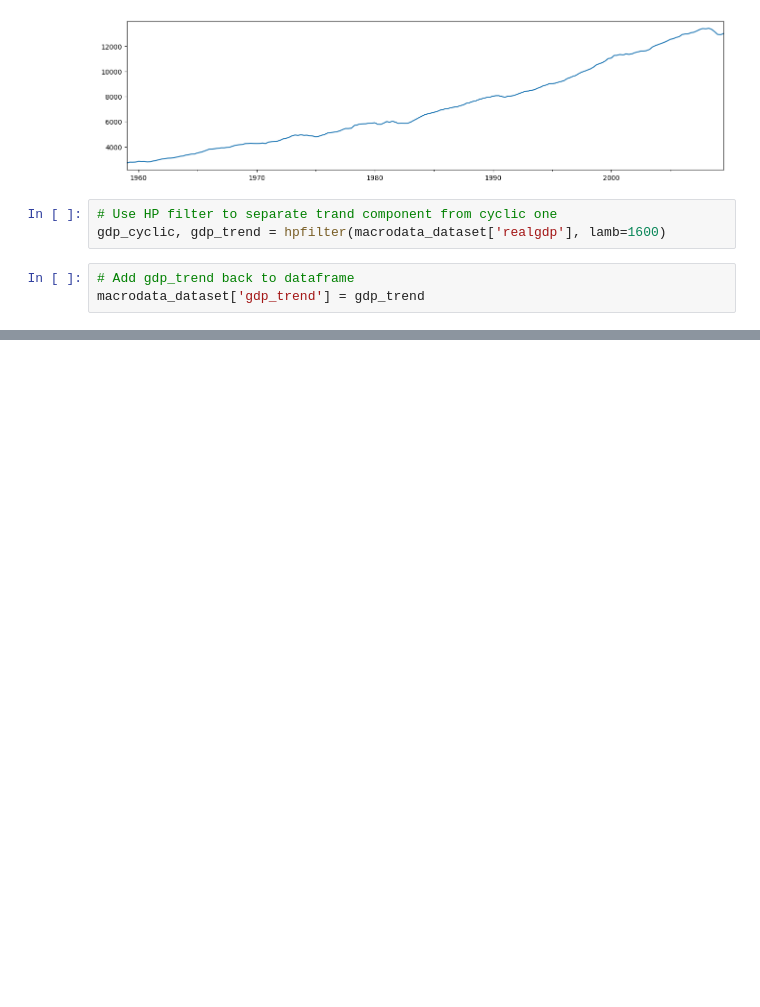
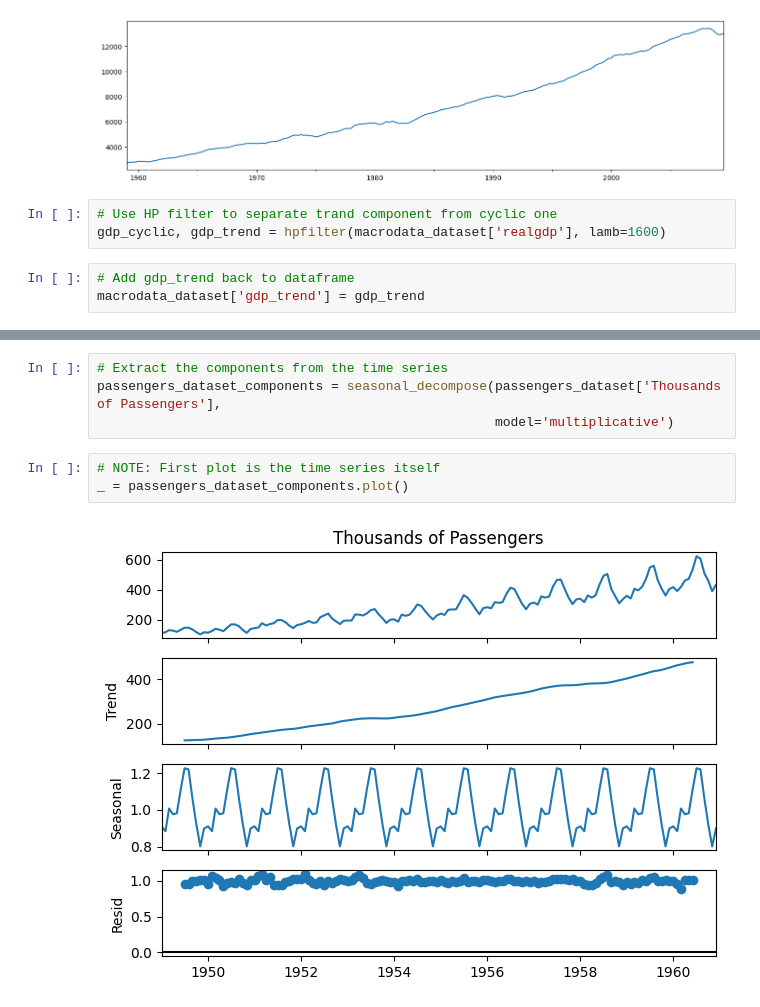
Before and after one commit to Volscente/TimeWarpForecast, a Jupyter notebook: notebooks/code_utils/statsmodels_code_utils.ipynb, the cells around one changed output, grey strips where cells are left out. Saved outputs shown, nothing was run; the diff lists cells and outputs as text; blank space fills up the shorter version.

```diff
--- a/notebooks/code_utils/statsmodels_code_utils.ipynb
+++ b/notebooks/code_utils/statsmodels_code_utils.ipynb
@@ -48,0 +60,9 @@ macrodata_dataset[['realgdp', 'gdp_trend']].loc['2005-01-01':, :].plot(figsize=(
+# %%
+# Extract the components from the time series
+passengers_dataset_components = seasonal_decompose(passengers_dataset['Thousands of Passengers'],
+                                                   model='multiplicative')
+# %%
+# NOTE: First plot is the time series itself
+_ = passengers_dataset_components.plot()
+# %% [output]
+[figure, added]
```
Also changed, not shown: parts of 7 cells of this notebook, 1 other file.
